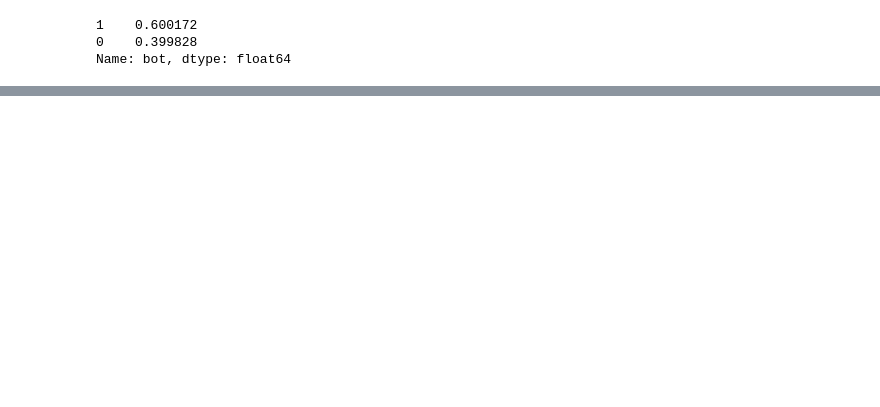
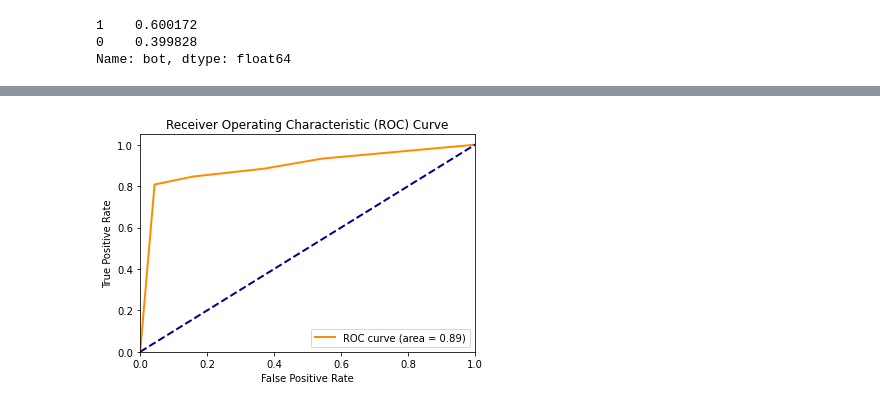
Before and after one commit to JManuelAG/Capstone, a Jupyter notebook: Code_Testing/test_main.ipynb, the cells around one changed output, grey strips where cells are left out. Cells and saved outputs as stored; diff of their text form; code cells hidden in the pictures; blank space fills up the shorter version.

```diff
--- a/Code_Testing/test_main.ipynb
+++ b/Code_Testing/test_main.ipynb
@@ -62,0 +131,4 @@ splits['X_train']
+# %%
+evaluate.plot_roc_curve()
+# %% [output]
+[figure, added]
```
Also changed, not shown: parts of 13 cells of this notebook.
